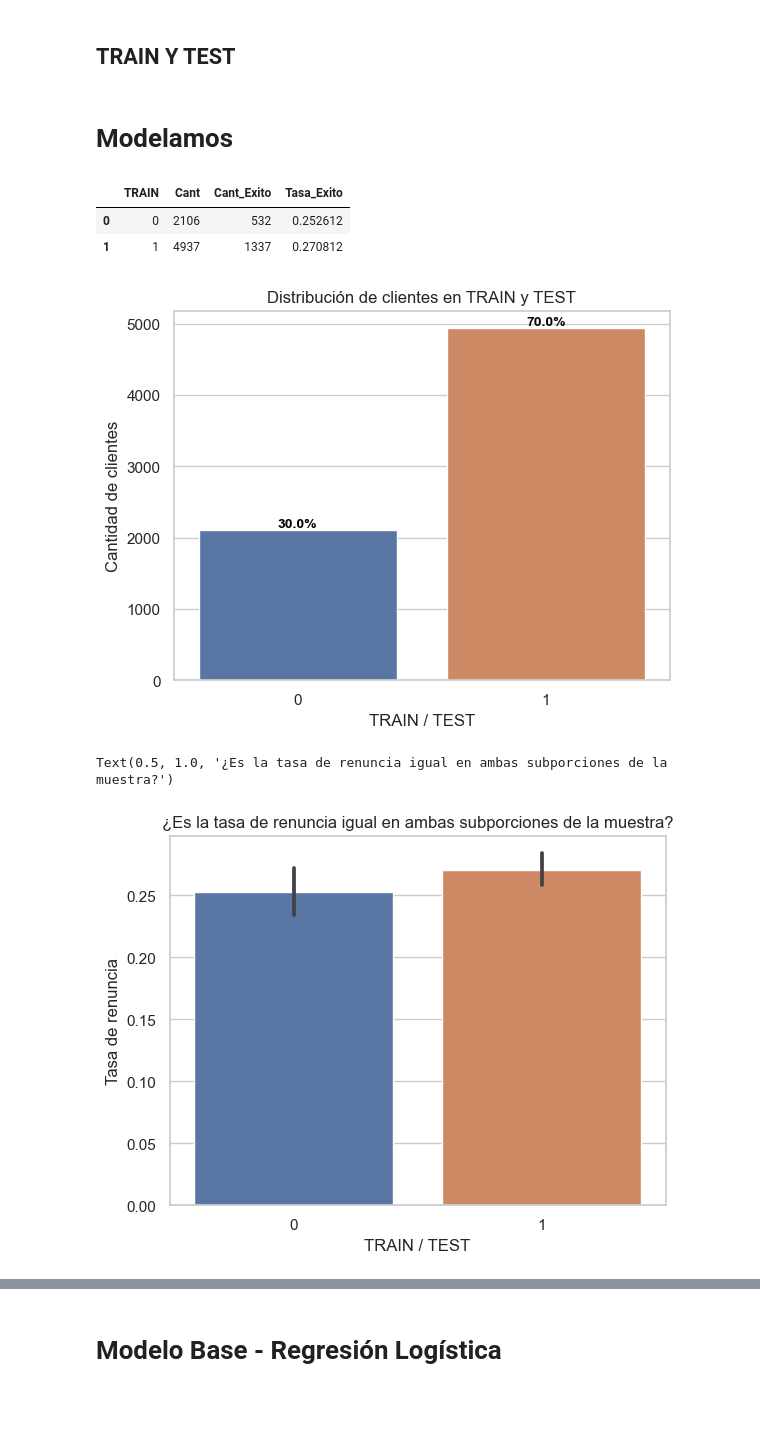
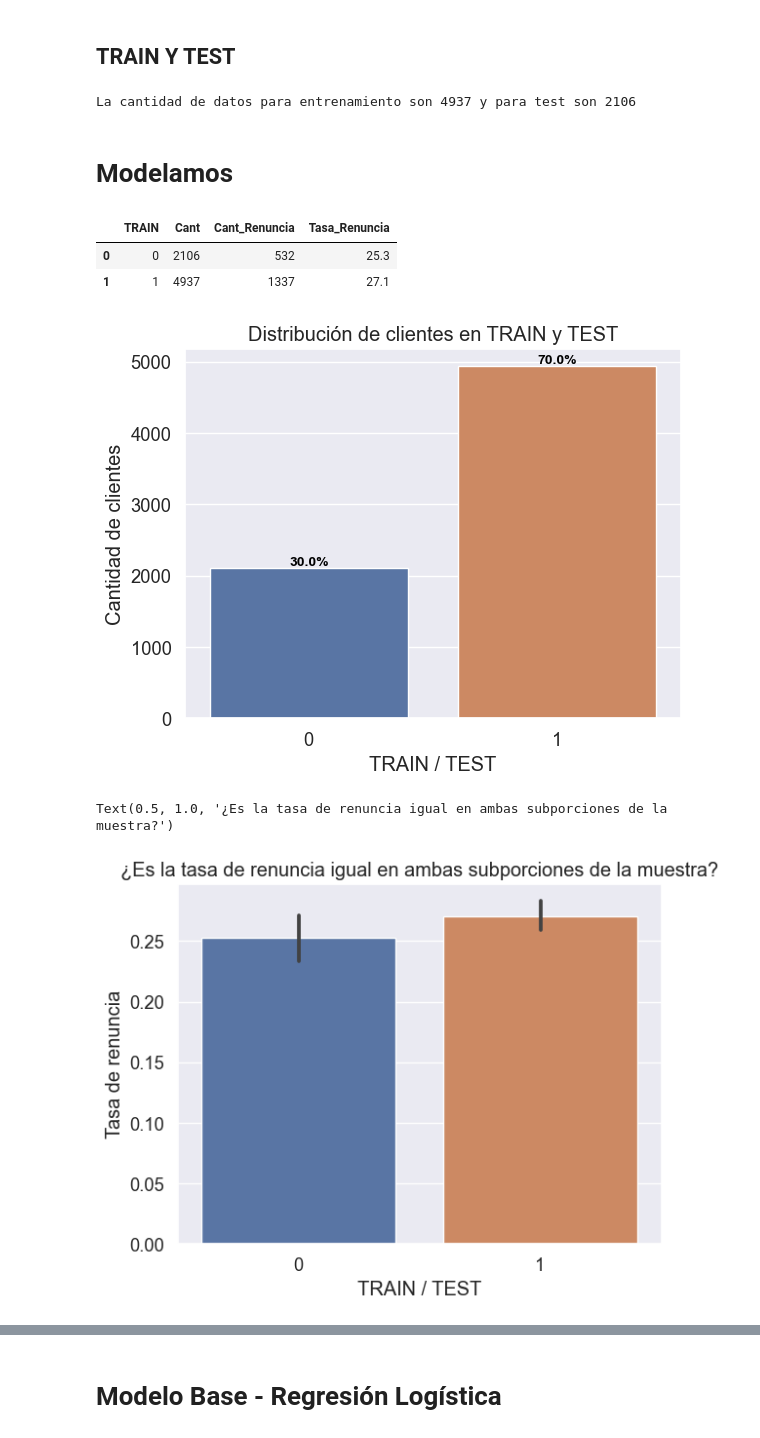
Before and after one commit to yoriohe/PR0Y3CT0_C0D3RH0US3, a Jupyter notebook: proyecto_final_yorio.ipynb, the cells around one changed output, grey strips where cells are left out. Cells and saved outputs as stored; diff of their text form; code cells hidden in the pictures; blank space fills up the shorter version.

Commit message:
Entrega 15 Enero 2024

```diff
--- a/proyecto_final_yorio.ipynb
+++ b/proyecto_final_yorio.ipynb
@@ -638,3 +819,3 @@ df["Cant_Internet"]= df["InternetService"]+ df["OnlineSecurity"] + df["OnlineBac
 # %%
 #Creo columna para ver quienes tienen internet + telefono.
-df["pack"]= df["PhoneService"] + df["InternetService"]
+df1["pack"]= df1["PhoneService"] + df1["InternetService"]
@@ -846,0 +882,8 @@ dff["Cant_Internet"]= dff["InternetService"]+ dff["OnlineSecurity"] + dff["Onlin
+# %%
+# Correlación entre variables numéricas
+corr_matrix = df1[num_cols].corr()
+
+sns.set(font_scale=1.2)
+sns.heatmap(corr_matrix, annot=True, cmap='Pastel2_r')
+plt.title('Matriz de correlación', fontsize=16)
+plt.show()
@@ -1005,11 +1142,11 @@ Quedaron seleccionadas:
 # %%
 # Generar predictores para 'Contract'
-contract_pred = dff.groupby('Contract')['Churn'].mean().reset_index()
+contract_pred = df1.groupby('Contract')['Churn'].mean().reset_index()
 contract_pred.columns = ['Contract', 'Contract_pred']
-dff = dff.merge(contract_pred, on='Contract', how='left')
+df1 = df1.merge(contract_pred, on='Contract', how='left')
 
-# Generar predictores para 'PaymentMethod'
-payment_method_pred = dff.groupby('PaymentMethod')['Churn'].mean().reset_index()
-payment_method_pred.columns = ['PaymentMethod', 'PaymentMethod_pred']
-dff = dff.merge(payment_method_pred, on='PaymentMethod', how='left')
+# Generar predictores para 'tenure'
+tenure_pred = df1.groupby('tenure')['Churn'].mean().reset_index()
+tenure_pred.columns = ['tenure', 'tenure_pred']
+df1 = df1.merge(tenure_pred, on='tenure', how='left')
 # %%
@@ -1033,21 +1164,34 @@ dff['TRAIN'] = np.where(serie_random < 0.3, 0, 1)
+# %%
+# Dividimos aleatoriamente los datos en conjuntos de entrenamiento y prueba para modelos de aprendizaje automático.
+cantidad_registros = df1.shape[0]
+semilla = 15
+np.random.seed(semilla)
+serie_random = np.random.rand(cantidad_registros)
+df1['TRAIN'] = np.where(serie_random < 0.3, 0, 1)
+# %%
+print(f"La cantidad de datos para entrenamiento son {df1['TRAIN'].sum()} y para test son {df1.shape[0] - df1['TRAIN'].sum()}")
+# %% [output]
+La cantidad de datos para entrenamiento son 4937 y para test son 2106
 # %% [markdown]
 # Modelamos
 # %%
 # Cómo quedó la división??
-resumen = dff.groupby('TRAIN').agg(
+resumen = df1.groupby('TRAIN').agg(
     Cant = ('Churn', 'count'),
-    Cant_Exito = ('Churn', 'sum'),
-    Tasa_Exito = ('Churn', 'mean')
+    Cant_Renuncia = ('Churn', 'sum'),
+    Tasa_Renuncia = ('Churn', 'mean')
 ).reset_index()
+# Calcular la tasa de éxito en porcentaje
+resumen['Tasa_Renuncia'] = (resumen['Tasa_Renuncia'] * 100).round(1)
 resumen
 # %% [output]
-|  | TRAIN | Cant | Cant_Exito | Tasa_Exito |
-| 0 | 0 | 2106 | 532 | 0.252612 |
-| 1 | 1 | 4937 | 1337 | 0.270812 |
+|  | TRAIN | Cant | Cant_Renuncia | Tasa_Renuncia |
+| 0 | 0 | 2106 | 532 | 25.3 |
+| 1 | 1 | 4937 | 1337 | 27.1 |
 # %%
-cantidad = len(dff['Churn'])
+cantidad = len(df1['Churn'])
 
-sns.countplot(data = dff,
+sns.countplot(data = df1,
               x = "TRAIN")
 plt.xlabel('TRAIN / TEST')
 plt.ylabel('Cantidad de clientes')
@@ -1062,14 +1206,14 @@ for p in ax.patches:
             fontsize = 10, color = 'black', fontweight = 'bold')
 plt.show()
 # %% [output]
-[figure, old version]
+[figure, new version]
 # %%
-sns.barplot(data = dff,
+sns.barplot(data = df1,
                 x = 'TRAIN',
                 y = 'Churn')
 plt.xlabel('TRAIN / TEST')
 plt.ylabel('Tasa de renuncia')
 plt.title('¿Es la tasa de renuncia igual en ambas subporciones de la muestra?')
 # %% [output]
 Text(0.5, 1.0, '¿Es la tasa de renuncia igual en ambas subporciones de la muestra?')
-[figure, old version]
+[figure, new version]
```
Also changed, not shown: parts of 119 cells of this notebook.
